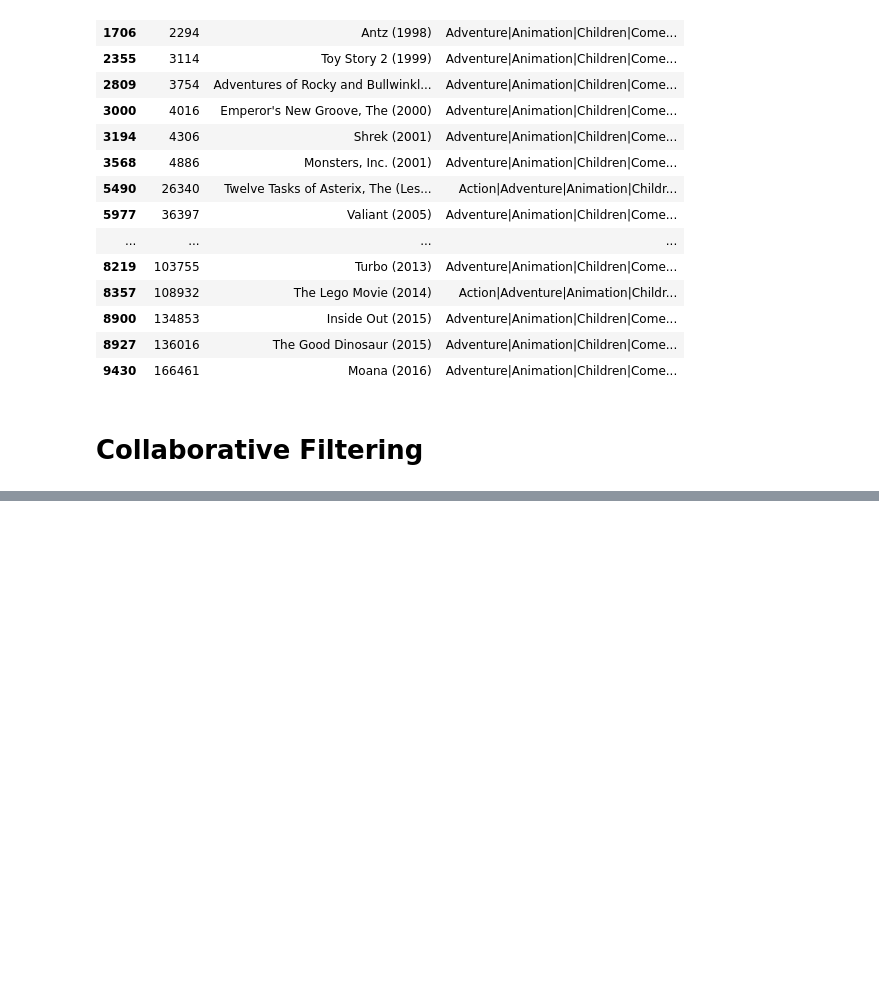
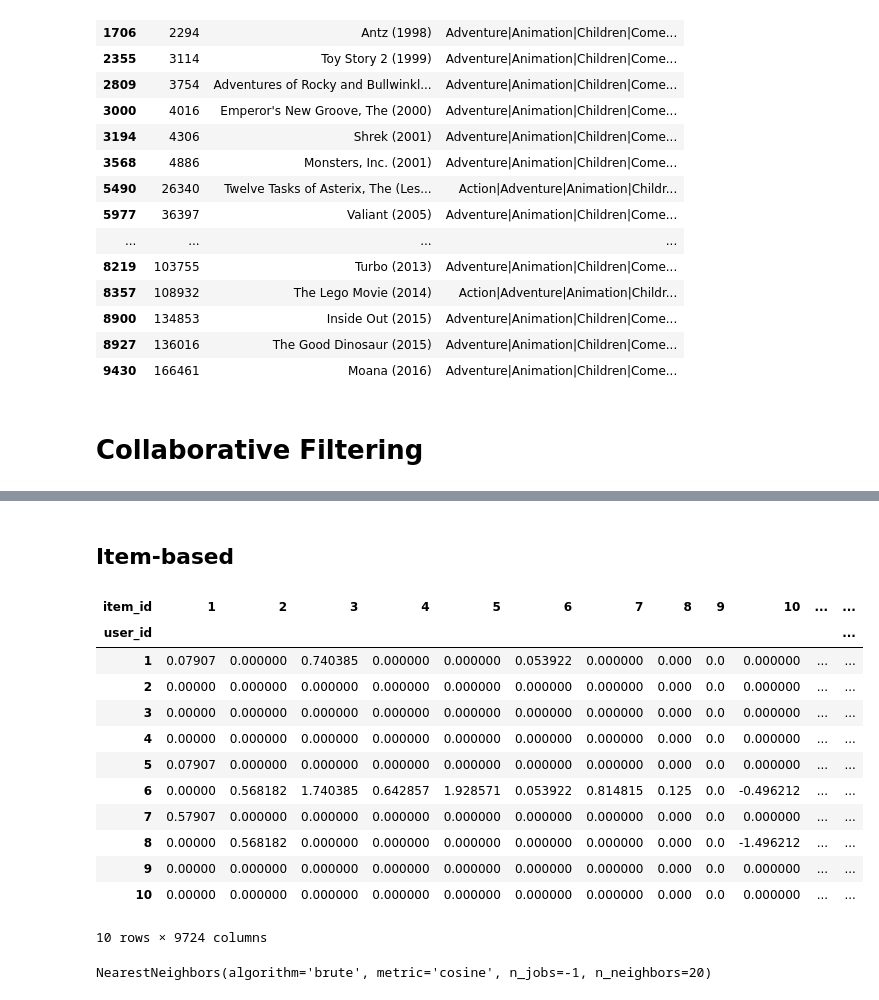
Before and after one commit to ngoduongkha/Recommendation-System, a Jupyter notebook: code.ipynb, the cells around one changed output, grey strips where cells are left out. Saved outputs shown, nothing was run; the diff lists cells and outputs as text; code cells hidden in the pictures; blank space fills up the shorter version.

```diff
--- a/code.ipynb
+++ b/code.ipynb
@@ -405,0 +277,23 @@ NameError: name 'user_id' is not defined
+# %% [markdown]
+## Item-based
+# %%
+item_based_dataset = ratings.pivot(index='user_id',columns='item_id',values='rating')
+item_based_dataset = item_based_dataset - item_based_dataset.mean()
+
+item_based_dataset.fillna(0,inplace=True)
+
+item_based_dataset.head(10)
+# %% [output]
+| item_id | 1 | 2 | 3 | 4 | 5 | 6 | 7 | 8 | 9 | 10 | ... | ... |
+| user_id |  |  |  |  |  |  |  |  |  |  |  | ... |
+| 1 | 0.07907 | 0.000000 | 0.740385 | 0.000000 | 0.000000 | 0.053922 | 0.000000 | 0.000 | 0.0 | 0.000000 | ... | ... |
+| 2 | 0.00000 | 0.000000 | 0.000000 | 0.000000 | 0.000000 | 0.000000 | 0.000000 | 0.000 | 0.0 | 0.000000 | ... | ... |
+| 3 | 0.00000 | 0.000000 | 0.000000 | 0.000000 | 0.000000 | 0.000000 | 0.000000 | 0.000 | 0.0 | 0.000000 | ... | ... |
+| 4 | 0.00000 | 0.000000 | 0.000000 | 0.000000 | 0.000000 | 0.000000 | 0.000000 | 0.000 | 0.0 | 0.000000 | ... | ... |
+| 5 | 0.07907 | 0.000000 | 0.000000 | 0.000000 | 0.000000 | 0.000000 | 0.000000 | 0.000 | 0.0 | 0.000000 | ... | ... |
+| 6 | 0.00000 | 0.568182 | 1.740385 | 0.642857 | 1.928571 | 0.053922 | 0.814815 | 0.125 | 0.0 | -0.496212 | ... | ... |
+| 7 | 0.57907 | 0.000000 | 0.000000 | 0.000000 | 0.000000 | 0.000000 | 0.000000 | 0.000 | 0.0 | 0.000000 | ... | ... |
+| 8 | 0.00000 | 0.568182 | 0.000000 | 0.000000 | 0.000000 | 0.000000 | 0.000000 | 0.000 | 0.0 | -1.496212 | ... | ... |
+| 9 | 0.00000 | 0.000000 | 0.000000 | 0.000000 | 0.000000 | 0.000000 | 0.000000 | 0.000 | 0.0 | 0.000000 | ... | ... |
+| 10 | 0.00000 | 0.000000 | 0.000000 | 0.000000 | 0.000000 | 0.000000 | 0.000000 | 0.000 | 0.0 | 0.000000 | ... | ... |
+10 rows × 9724 columns
@@ -405,0 +306,11 @@ NameError: name 'user_id' is not defined
+# %%
+from scipy.sparse import csr_matrix
+from sklearn.neighbors import NearestNeighbors
+
+csr_data = csr_matrix(item_based_dataset.values)
+item_based_dataset.reset_index(inplace=True)
+
+knn = NearestNeighbors(metric='cosine', algorithm='brute', n_neighbors=20, n_jobs=-1)
+knn.fit(csr_data)
+# %% [output]
+NearestNeighbors(algorithm='brute', metric='cosine', n_jobs=-1, n_neighbors=20)
```
Also changed, not shown: parts of 10 cells of this notebook, 4 other files.
